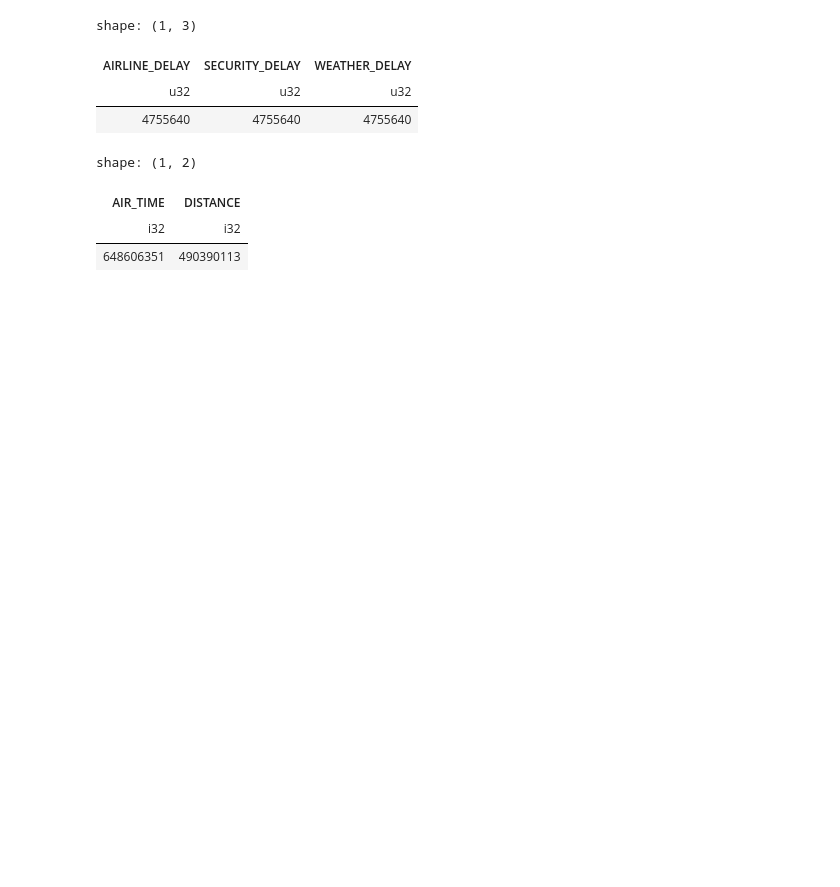
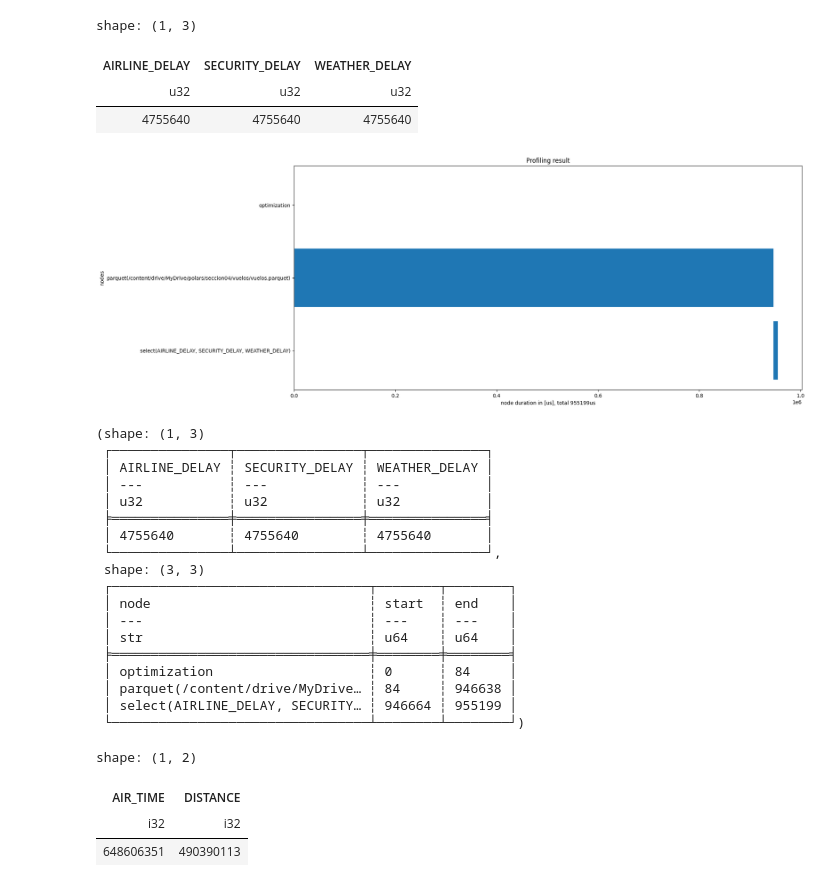
Before and after one commit to Viny2030/polars, a Jupyter notebook: IIThe_Polar_Express_Cheatsheet___polars_🐻_.ipynb, the cells around one changed output. Saved outputs shown, nothing was run; the diff lists cells and outputs as text; code cells hidden in the pictures; blank space fills up the shorter version.

```diff
--- a/IIThe_Polar_Express_Cheatsheet___polars_🐻_.ipynb
+++ b/IIThe_Polar_Express_Cheatsheet___polars_🐻_.ipynb
@@ -548,6 +522,28 @@ shape: (1, 3)
 | AIRLINE_DELAY | SECURITY_DELAY | WEATHER_DELAY |
 | u32 | u32 | u32 |
 | 4755640 | 4755640 | 4755640 |
+# %%
+query.profile(show_plot=True)  ## mostrar un diagrama de gantt del resultado del perfilado que vamos a tener, cuanto tiempo a tomado y la duracion en microsegundos
+# %% [output]
+[figure, added]
+(shape: (1, 3)
+ ┌───────────────┬────────────────┬───────────────┐
+ │ AIRLINE_DELAY ┆ SECURITY_DELAY ┆ WEATHER_DELAY │
+ │ ---           ┆ ---            ┆ ---           │
+ │ u32           ┆ u32            ┆ u32           │
+ ╞═══════════════╪════════════════╪═══════════════╡
+ │ 4755640       ┆ 4755640        ┆ 4755640       │
+ └───────────────┴────────────────┴───────────────┘,
+ shape: (3, 3)
+ ┌─────────────────────────────────┬────────┬────────┐
+ │ node                            ┆ start  ┆ end    │
+ │ ---                             ┆ ---    ┆ ---    │
+ │ str                             ┆ u64    ┆ u64    │
+ ╞═════════════════════════════════╪════════╪════════╡
+ │ optimization                    ┆ 0      ┆ 84     │
+ │ parquet(/content/drive/MyDrive… ┆ 84     ┆ 946638 │
+ │ select(AIRLINE_DELAY, SECURITY… ┆ 946664 ┆ 955199 │
+ └─────────────────────────────────┴────────┴────────┘)
 # %%
 vuelos_lf =(
     pl.scan_parquet(path)
```
Also changed, not shown: parts of 44 cells of this notebook.
